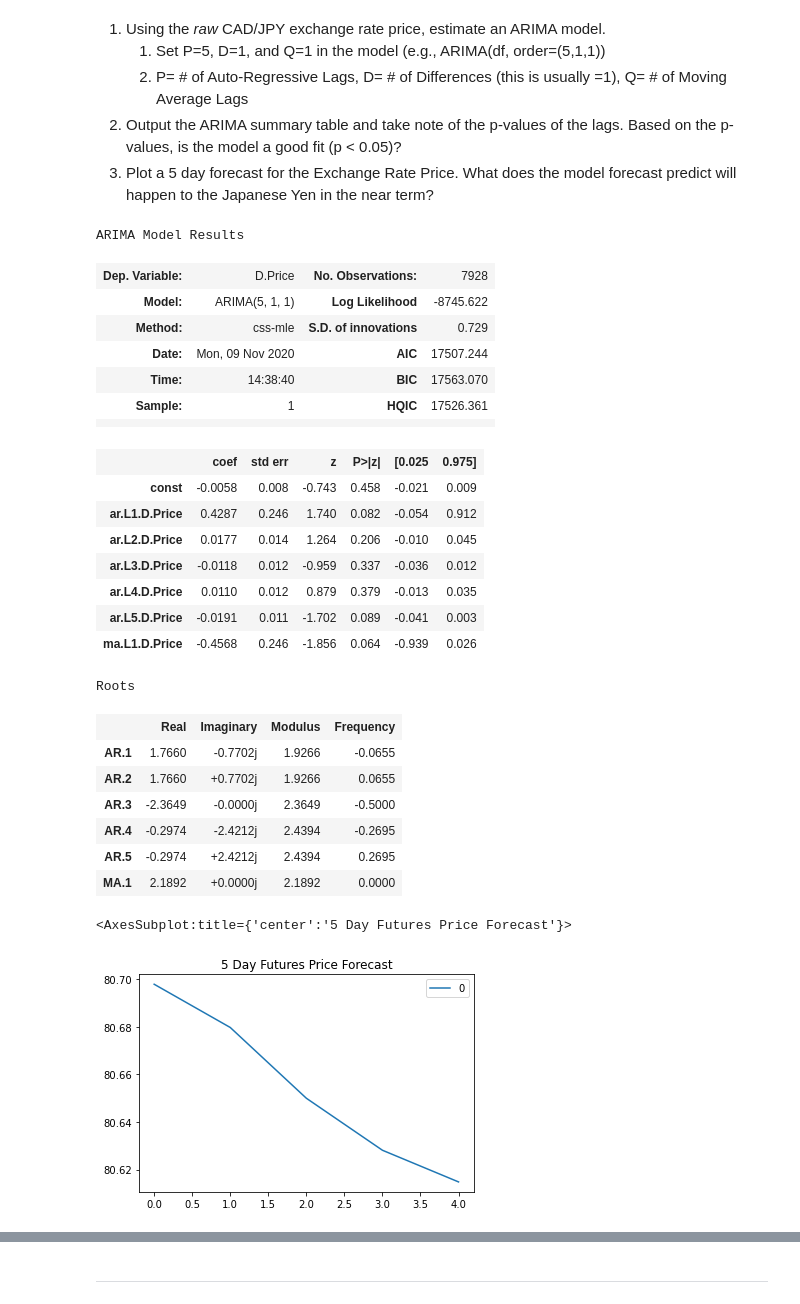
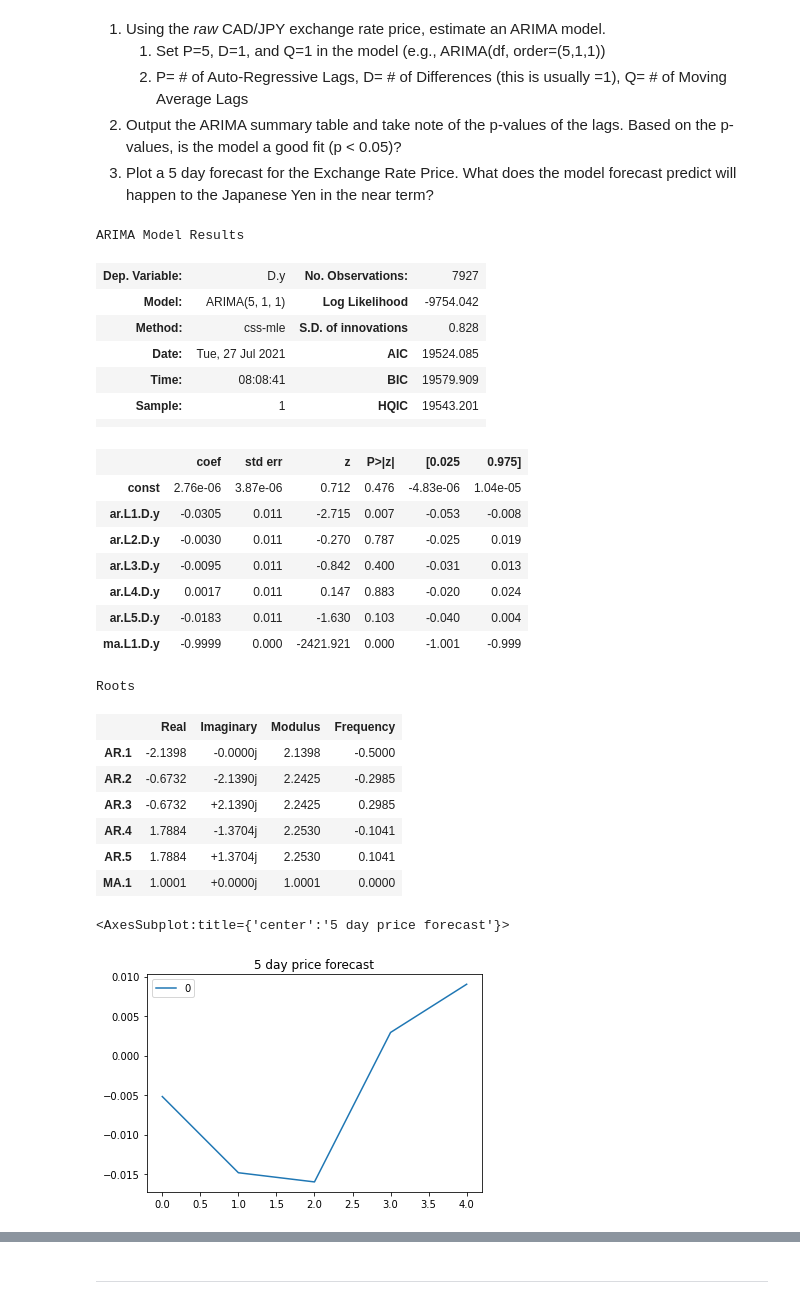
Before and after one commit to etholpalmer/time-series, a Jupyter notebook: time_series_analysis.ipynb, the cells around one changed output, grey strips where cells are left out. Saved outputs shown, nothing was run; the diff lists cells and outputs as text; code cells hidden in the pictures.

```diff
--- a/time_series_analysis.ipynb
+++ b/time_series_analysis.ipynb
@@ -173,44 +177,44 @@ from statsmodels.tsa.arima_model import ARIMA
 
 # Estimate and ARIMA Model:
 # Hint: ARIMA(df, order=(p, d, q))
-# YOUR CODE HERE!
+model = ARIMA(returns.Price.values, order=(5,1,1))
 
 # Fit the model
-# YOUR CODE HERE!
+results_arima = model.fit()
 # %%
 # Output model summary results:
-# YOUR CODE HERE!
+results_arima.summary()
 # %% [output]
 ARIMA Model Results
-| Dep. Variable: | D.Price | No. Observations: | 7928 |
-| Model: | ARIMA(5, 1, 1) | Log Likelihood | -8745.622 |
-| Method: | css-mle | S.D. of innovations | 0.729 |
-| Date: | Mon, 09 Nov 2020 | AIC | 17507.244 |
-| Time: | 14:38:40 | BIC | 17563.070 |
-| Sample: | 1 | HQIC | 17526.361 |
+| Dep. Variable: | D.y | No. Observations: | 7927 |
+| Model: | ARIMA(5, 1, 1) | Log Likelihood | -9754.042 |
+| Method: | css-mle | S.D. of innovations | 0.828 |
+| Date: | Tue, 27 Jul 2021 | AIC | 19524.085 |
+| Time: | 08:08:41 | BIC | 19579.909 |
+| Sample: | 1 | HQIC | 19543.201 |
 |  |  |  |  |
 |  | coef | std err | z | P>|z| | [0.025 | 0.975] |
-| const | -0.0058 | 0.008 | -0.743 | 0.458 | -0.021 | 0.009 |
-| ar.L1.D.Price | 0.4287 | 0.246 | 1.740 | 0.082 | -0.054 | 0.912 |
-| ar.L2.D.Price | 0.0177 | 0.014 | 1.264 | 0.206 | -0.010 | 0.045 |
-| ar.L3.D.Price | -0.0118 | 0.012 | -0.959 | 0.337 | -0.036 | 0.012 |
-| ar.L4.D.Price | 0.0110 | 0.012 | 0.879 | 0.379 | -0.013 | 0.035 |
-| ar.L5.D.Price | -0.0191 | 0.011 | -1.702 | 0.089 | -0.041 | 0.003 |
-| ma.L1.D.Price | -0.4568 | 0.246 | -1.856 | 0.064 | -0.939 | 0.026 |
+| const | 2.76e-06 | 3.87e-06 | 0.712 | 0.476 | -4.83e-06 | 1.04e-05 |
+| ar.L1.D.y | -0.0305 | 0.011 | -2.715 | 0.007 | -0.053 | -0.008 |
+| ar.L2.D.y | -0.0030 | 0.011 | -0.270 | 0.787 | -0.025 | 0.019 |
+| ar.L3.D.y | -0.0095 | 0.011 | -0.842 | 0.400 | -0.031 | 0.013 |
+| ar.L4.D.y | 0.0017 | 0.011 | 0.147 | 0.883 | -0.020 | 0.024 |
+| ar.L5.D.y | -0.0183 | 0.011 | -1.630 | 0.103 | -0.040 | 0.004 |
+| ma.L1.D.y | -0.9999 | 0.000 | -2421.921 | 0.000 | -1.001 | -0.999 |
 Roots
 |  | Real | Imaginary | Modulus | Frequency |
-| AR.1 | 1.7660 | -0.7702j | 1.9266 | -0.0655 |
-| AR.2 | 1.7660 | +0.7702j | 1.9266 | 0.0655 |
-| AR.3 | -2.3649 | -0.0000j | 2.3649 | -0.5000 |
-| AR.4 | -0.2974 | -2.4212j | 2.4394 | -0.2695 |
-| AR.5 | -0.2974 | +2.4212j | 2.4394 | 0.2695 |
-| MA.1 | 2.1892 | +0.0000j | 2.1892 | 0.0000 |
+| AR.1 | -2.1398 | -0.0000j | 2.1398 | -0.5000 |
+| AR.2 | -0.6732 | -2.1390j | 2.2425 | -0.2985 |
+| AR.3 | -0.6732 | +2.1390j | 2.2425 | 0.2985 |
+| AR.4 | 1.7884 | -1.3704j | 2.2530 | -0.1041 |
+| AR.5 | 1.7884 | +1.3704j | 2.2530 | 0.1041 |
+| MA.1 | 1.0001 | +0.0000j | 1.0001 | 0.0000 |
 # %%
 # Plot the 5 Day Price Forecast
-# YOUR CODE HERE!
+pd.DataFrame(results_arima.forecast(steps=5)[0]).plot(title="5 day price forecast")
 # %% [output]
-<AxesSubplot:title={'center':'5 Day Futures Price Forecast'}>
+<AxesSubplot:title={'center':'5 day price forecast'}>
-[figure, old version]
+[figure, new version]
 # %% [markdown]
 **Question:** What does the model forecast will happen to the Japanese Yen in the near term?
 
```
Also changed, not shown: parts of 8 cells of this notebook.
